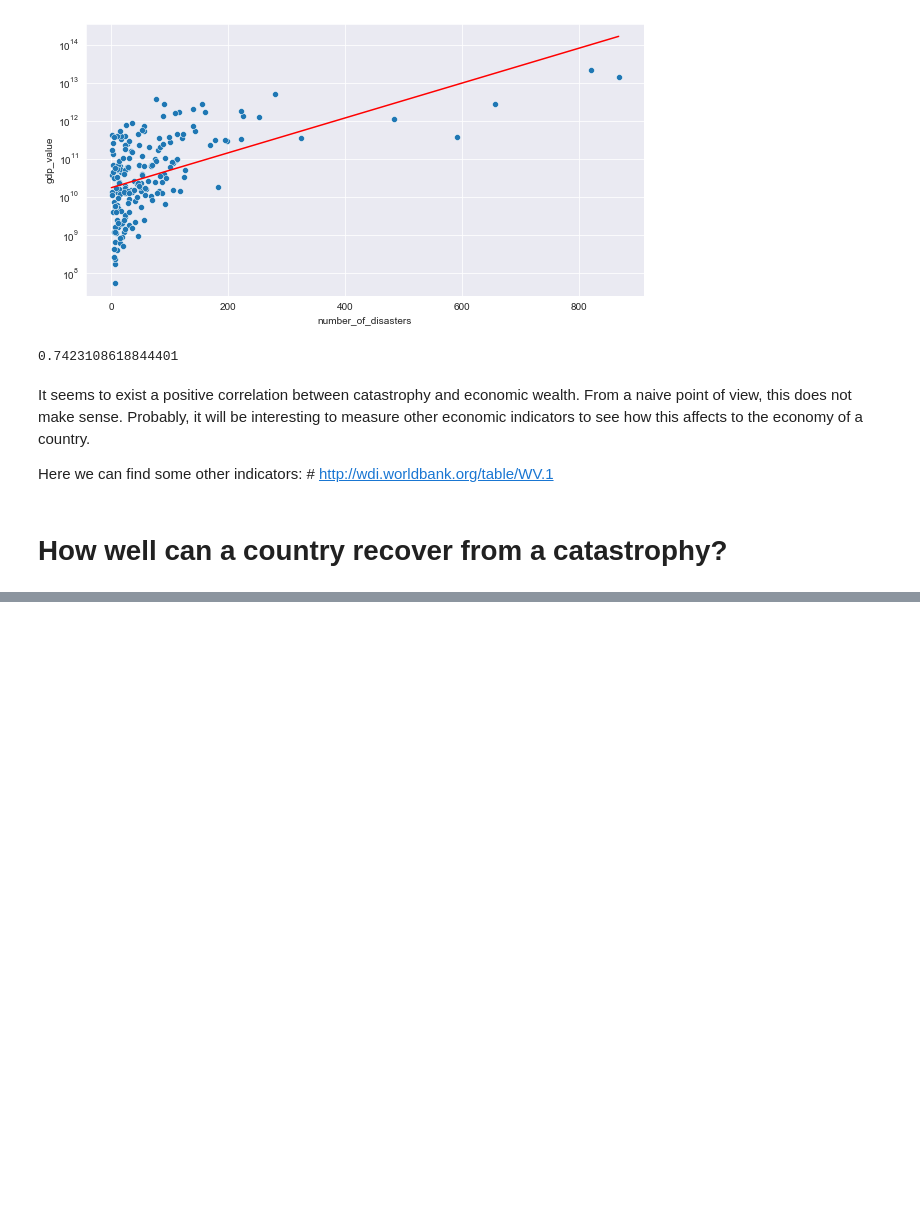
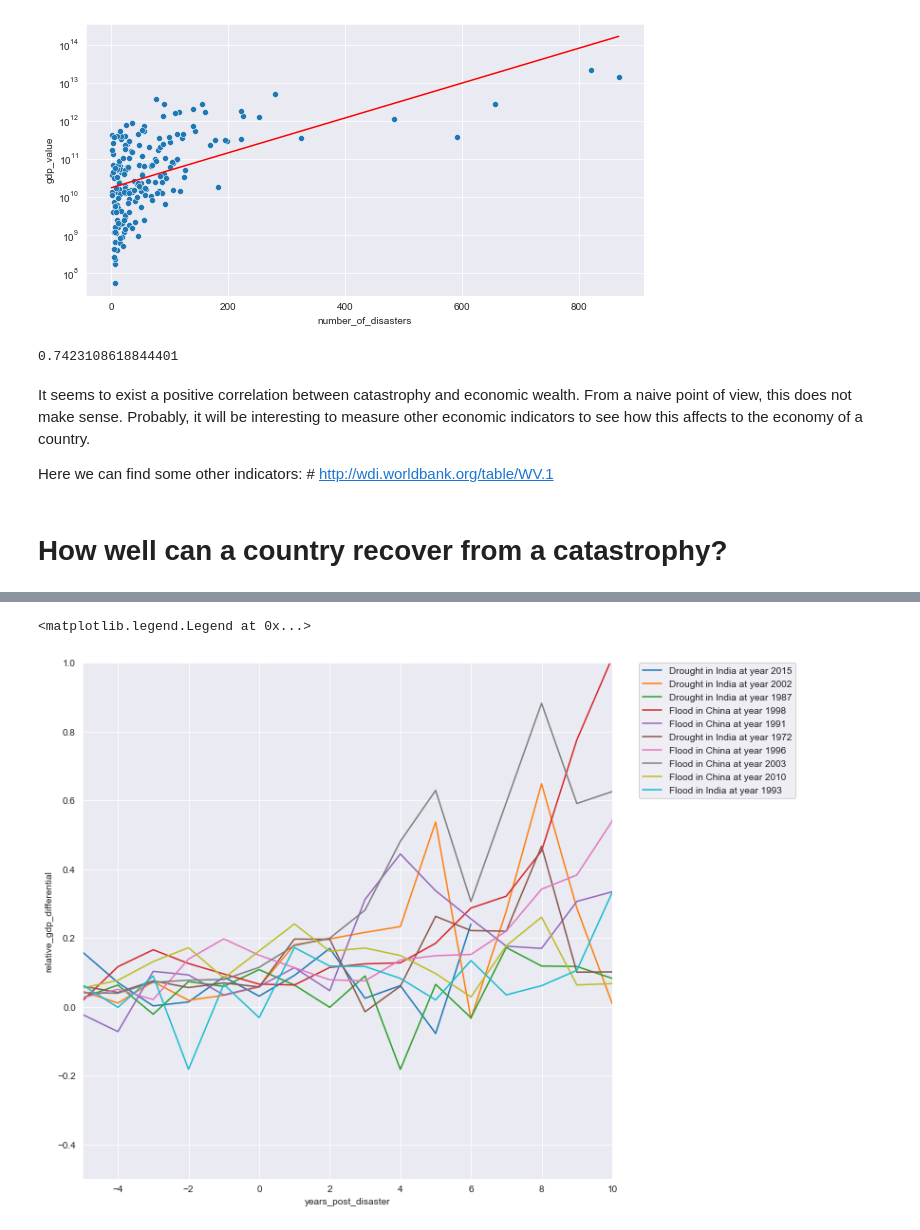
Before and after one commit to FreshJonas/Nat_Disasters_vs_GDP, a Jupyter notebook: 04_analysing_data_fromDB.ipynb, the cells around one changed output, grey strips where cells are left out. Cells and saved outputs as stored; diff of their text form; code cells hidden in the pictures; blank space fills up the shorter version.

```diff
--- a/04_analysing_data_fromDB.ipynb
+++ b/04_analysing_data_fromDB.ipynb
@@ -291,0 +292,25 @@ plt.legend(legend, bbox_to_anchor=(1.05, 1), loc='upper left', borderaxespad=0)
+# %%
+# Iterate through the biggest disasters and plot how affected gdp4
+plt.figure(figsize=(10,10))
+legend = []
+for idx, row in df_disasters.iterrows():
+    gdps_df = None
+    try:
+        gdps_df = get_all_gdp(row['iso_country'])
+    except:
+        print(f"row {idx} could not request gdp")
+    year = row['year']
+    gdp = gdps_df['gdp_value'].loc[gdps_df['year'] == year].iloc[0]
+    #print(f"gdp at year {year} of country {row['iso_country']} : {gdp}")
+    gdps_df['relative_gdp'] = (gdps_df['gdp_value']/gdp) - 1
+    gdps_df['relative_gdp_differential'] = np.concatenate((-np.diff(gdps_df['relative_gdp']), [0.0])) # rate of change - it gives the difference from one element to the next one. That means, it tells how much the economy grew from one year to the next one. It is negative because the df is sorted from current time to 1961.
+    gdps_df['years_post_disaster'] = gdps_df['year'] - year
+    ax = sns.lineplot(data=gdps_df, x="years_post_disaster", y="relative_gdp_differential")
+    ax.set_xlim(-5, 10) # plot from 2 years before accident to 10 years after accident
+    ax.set_ylim(-0.5, 1)
+    ax.set_label(f"{row['type']} in {row['country']} at year {year}")
+    legend.append(f"{row['type']} in {row['country']} at year {year}")
+plt.legend(legend, bbox_to_anchor=(1.05, 1), loc='upper left', borderaxespad=0)
+# %% [output]
+<matplotlib.legend.Legend at 0x...>
+[figure, added]
```
Also changed, not shown: parts of 3 cells of this notebook.
